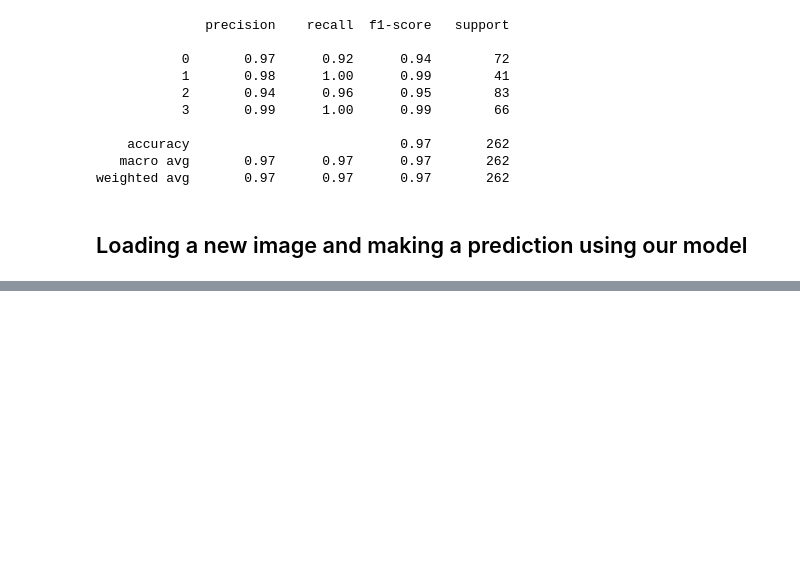
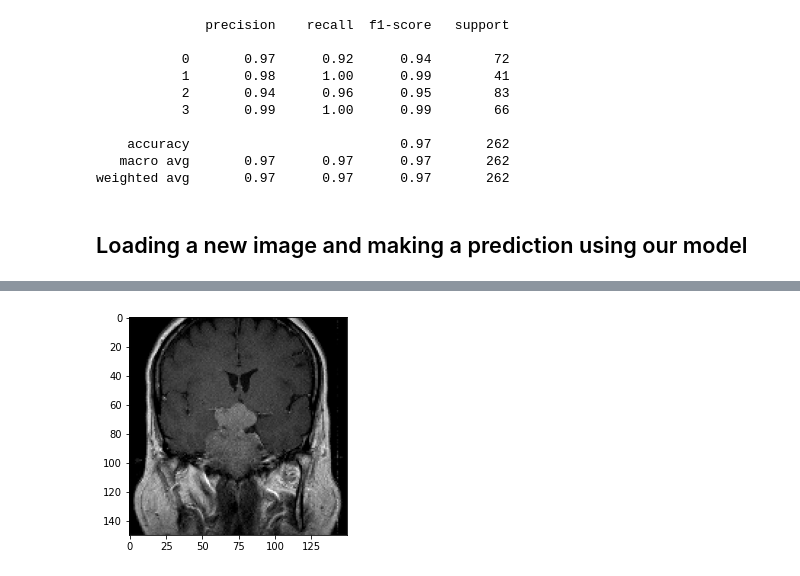
Before and after one commit to joe1999999/BrainTumorsMRIClassifier, a Jupyter notebook: BrainTumorClassifier.ipynb, the cells around one changed output, grey strips where cells are left out. Cells and saved outputs as stored; diff of their text form; code cells hidden in the pictures; blank space fills up the shorter version.

```diff
--- a/BrainTumorClassifier.ipynb
+++ b/BrainTumorClassifier.ipynb
@@ -110,3 +111,7 @@ model.compile(loss='categorical_crossentropy', optimizer = 'Adam', metrics=['acc
 tensorboard = TensorBoard(log_dir = 'logs')
 cp_callback = tf.keras.callbacks.ModelCheckpoint(filepath='training1.chkpt',save_weights_only=True,verbose=1)
 reduce_lr = ReduceLROnPlateau(monitor = 'val_accuracy', factor=0.3, patience=2, min_delta=0.001, mode='auto', verbose=1)
+# %%
+## Loading the saved weights from out trained model to avoid re-training
+checkpoint_path = "checkpoint/training1.chkpt"
+model.load_weights(checkpoint_path)
@@ -163,6 +163,7 @@ weighted avg       0.97      0.97      0.97       262
 img = Image.open(r"ImagesForPrediction/ls44dcxet1487oinyhhiqas13d5f.jpg")
 opencvImage = cv2.cvtColor(np.array(img), cv2.COLOR_RGB2BGR)
 img = cv2.resize(opencvImage, (150,150))
+plt.imshow(img)
 img = img.reshape(1,150,150,3)
 prediction = model.predict(img)
 prediction = np.argmax(prediction,axis=1)[0]
@@ -183,4 +184,5 @@ print(f'The Model predicts : {prediction}')
 The Model predicts : Pituitary Tumor
+[figure, added]
 # %%
 #@title Loading saved modules
 
```
Also changed, not shown: parts of 6 cells of this notebook.
